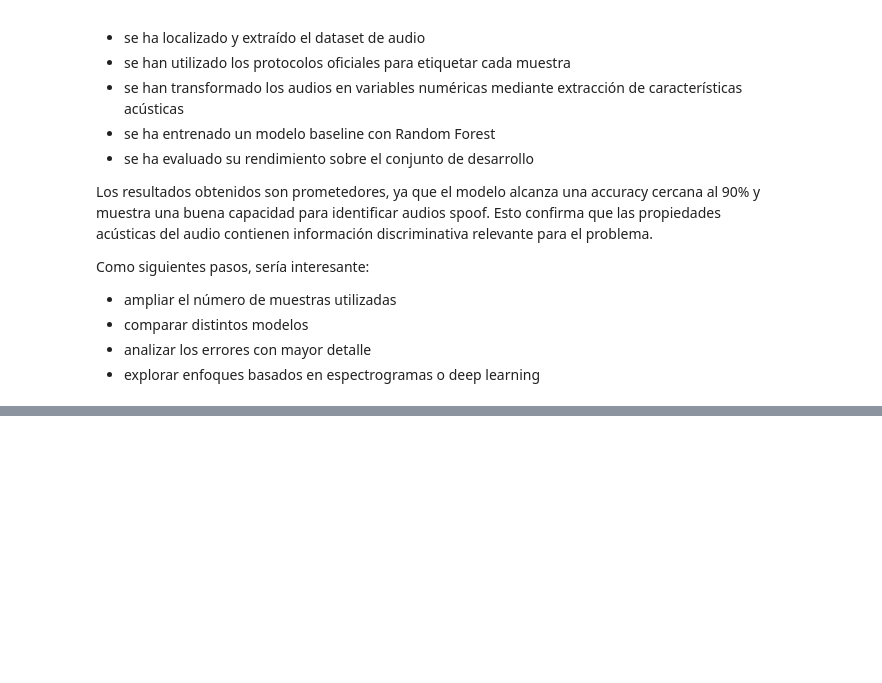
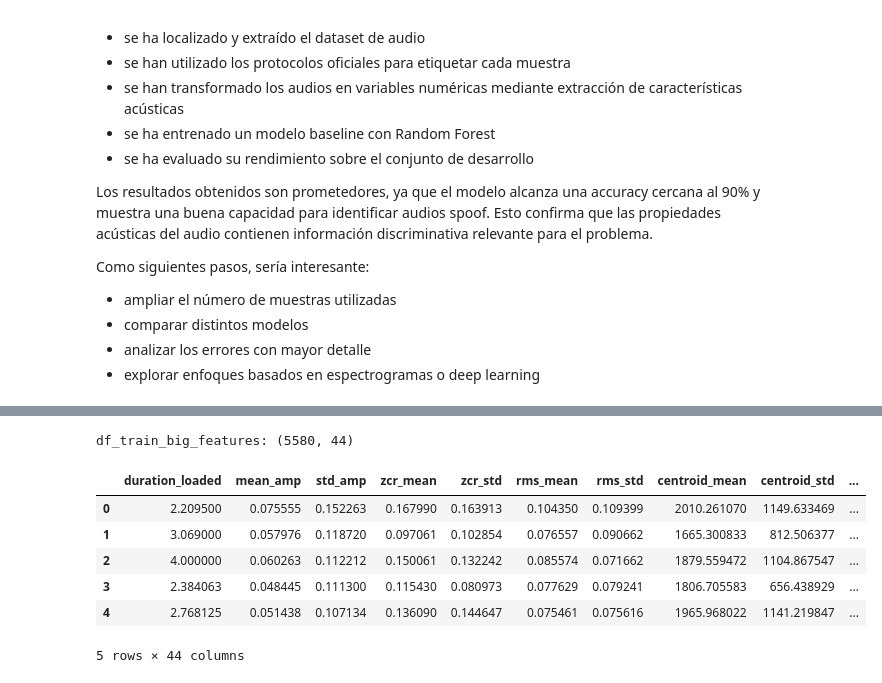
Before and after one commit to oaalikouche12-bot/reto-telefonica, a Jupyter notebook: Reto_Telefonica.ipynb, the cells around one changed output, grey strips where cells are left out. Saved outputs shown, nothing was run; the diff lists cells and outputs as text; code cells hidden in the pictures; blank space fills up the shorter version.

```diff
--- a/Reto_Telefonica.ipynb
+++ b/Reto_Telefonica.ipynb
@@ -1027,0 +1909,21 @@ Como siguientes pasos, sería interesante:
+# %%
+# Nueva muestra más grande y balanceada
+MAX_TRAIN_BIG = 6000
+MAX_DEV_BIG = 3000
+
+df_train_big = df_train.groupby("label", group_keys=False).apply(
+    lambda x: x.sample(min(len(x), MAX_TRAIN_BIG // 2), random_state=42)
+).reset_index(drop=True)
+
+df_dev_big = df_dev.groupby("label", group_keys=False).apply(
+    lambda x: x.sample(min(len(x), MAX_DEV_BIG // 2), random_state=42)
+).reset_index(drop=True)
+
+print("df_train_big:", df_train_big.shape)
+print("df_dev_big:", df_dev_big.shape)
+
+print("\nDistribución train_big:")
+print(df_train_big["label"].value_counts())
+
+print("\nDistribución dev_big:")
+print(df_dev_big["label"].value_counts())
@@ -1027,0 +1949,30 @@ Como siguientes pasos, sería interesante:
+# %%
+from tqdm import tqdm
+import pandas as pd
+
+# Features train big
+train_big_feature_rows = []
+
+for _, row in tqdm(df_train_big.iterrows(), total=len(df_train_big)):
+    feats = extract_features(row["filepath"])
+    if feats is not None:
+        feats["filepath"] = row["filepath"]
+        feats["filename"] = row["filename"]
+        feats["file_id"] = row["file_id"]
+        feats["label"] = row["label"]
+        feats["label_num"] = row["label_num"]
+        train_big_feature_rows.append(feats)
+
+df_train_big_features = pd.DataFrame(train_big_feature_rows)
+
+print("df_train_big_features:", df_train_big_features.shape)
+display(df_train_big_features.head())
+# %% [output]
+df_train_big_features: (5580, 44)
+|  | duration_loaded | mean_amp | std_amp | zcr_mean | zcr_std | rms_mean | rms_std | centroid_mean | centroid_std | ... |
+| 0 | 2.209500 | 0.075555 | 0.152263 | 0.167990 | 0.163913 | 0.104350 | 0.109399 | 2010.261070 | 1149.633469 | ... |
+| 1 | 3.069000 | 0.057976 | 0.118720 | 0.097061 | 0.102854 | 0.076557 | 0.090662 | 1665.300833 | 812.506377 | ... |
+| 2 | 4.000000 | 0.060263 | 0.112212 | 0.150061 | 0.132242 | 0.085574 | 0.071662 | 1879.559472 | 1104.867547 | ... |
+| 3 | 2.384063 | 0.048445 | 0.111300 | 0.115430 | 0.080973 | 0.077629 | 0.079241 | 1806.705583 | 656.438929 | ... |
+| 4 | 2.768125 | 0.051438 | 0.107134 | 0.136090 | 0.144647 | 0.075461 | 0.075616 | 1965.968022 | 1141.219847 | ... |
+5 rows × 44 columns
```
Also changed, not shown: parts of 76 cells of this notebook.
